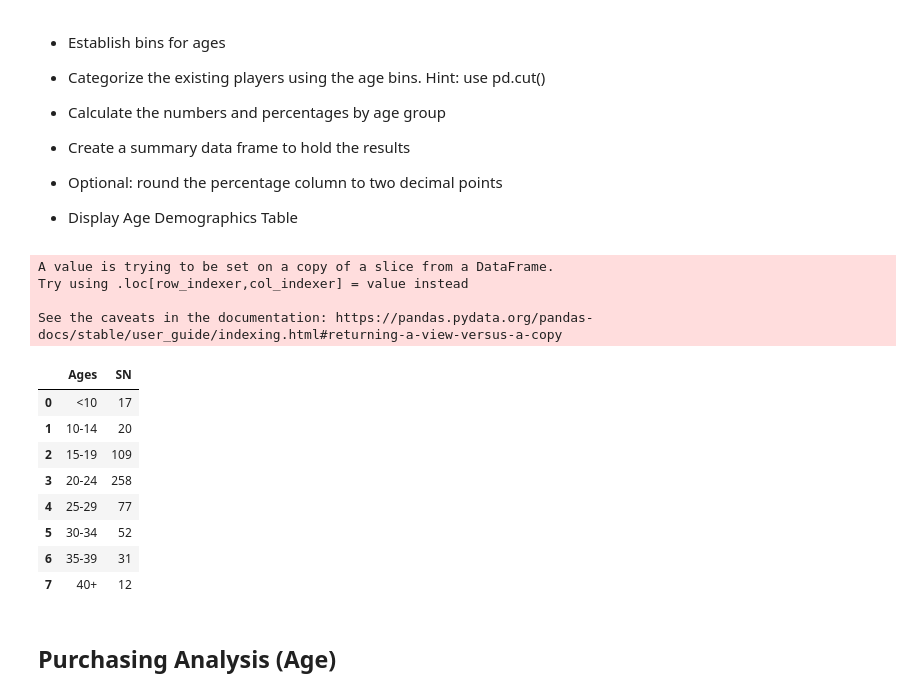
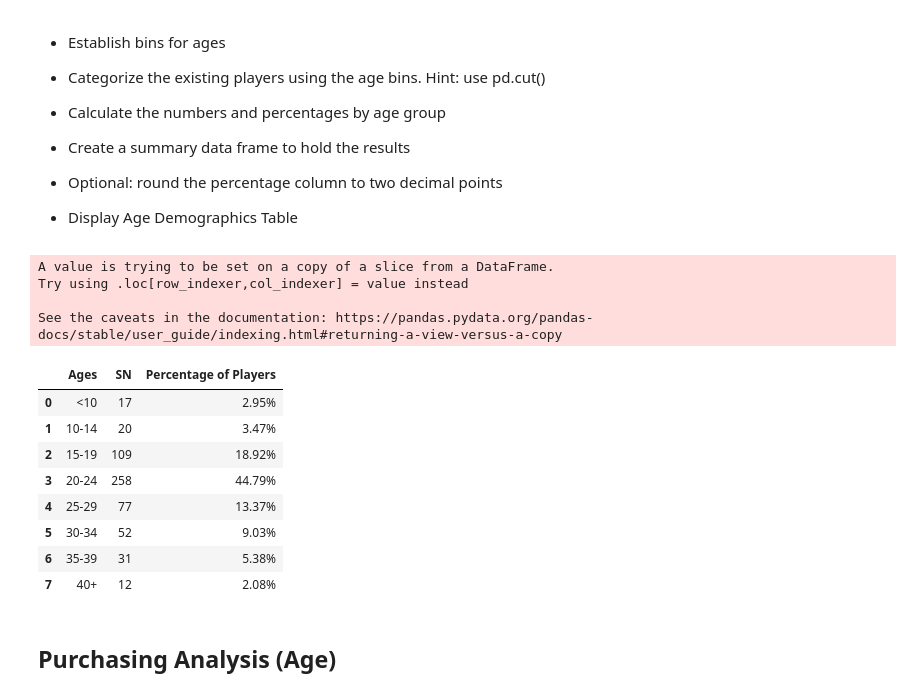
Before and after one commit to chiron-chiron/pandas-challenge, a Jupyter notebook: HeroesOfPymoli/HeroesOfPymoli_starter.ipynb, the cells around one changed output. Cells and saved outputs as stored; diff of their text form; code cells hidden in the pictures.

```diff
--- a/HeroesOfPymoli/HeroesOfPymoli_starter.ipynb
+++ b/HeroesOfPymoli/HeroesOfPymoli_starter.ipynb
@@ -219,43 +219,48 @@ group_labels = ["<10", "10-14", "15-19","20-24","25-29","30-34","35-39", "40+"]
 
 
 reduced_df = purchase_data_df[["SN","Age"]]
 reduced_df
 
 # reduced_df.reset_index()
 
 # Drop duplicate SNs
 dup_out = reduced_df.drop_duplicates(subset=['SN','Age'], keep="first")   #Returns 576, corresponds to prior calcs, correct
 dup_out.dtypes
 
 #Categorise players
 dup_out["Ages"] = pd.cut(dup_out["Age"], bins, labels= group_labels)
 dup_out.head()
 
 #Create a GroupBy object based upon "Age"
 dup_out_group = dup_out.groupby("Ages")
 
 # Count how many fall within each bin by using count and print series
 dup_out_group["SN"].count()
 
 # Convert series back into df using reset_index
 age_demo_df = dup_out_group["SN"].count().reset_index()
 age_demo_df
 
-# Sum
+# Calc % of players and format .00%
+age_demo_df["Percentage of Players"] = age_demo_df["SN"] / age_demo_df["SN"].sum()
+age_demo_df["Percentage of Players"] = age_demo_df["Percentage of Players"].astype(float).map("{:.2%}".format)
+
+# Rename SN to Total Count
+age_demo_df
 # %% [output]
 A value is trying to be set on a copy of a slice from a DataFrame.
 Try using .loc[row_indexer,col_indexer] = value instead
 
 See the caveats in the documentation: https://pandas.pydata.org/pandas-docs/stable/user_guide/indexing.html#returning-a-view-versus-a-copy
-|  | Ages | SN |
-| 0 | <10 | 17 |
-| 1 | 10-14 | 20 |
-| 2 | 15-19 | 109 |
-| 3 | 20-24 | 258 |
-| 4 | 25-29 | 77 |
-| 5 | 30-34 | 52 |
-| 6 | 35-39 | 31 |
-| 7 | 40+ | 12 |
+|  | Ages | SN | Percentage of Players |
+| 0 | <10 | 17 | 2.95% |
+| 1 | 10-14 | 20 | 3.47% |
+| 2 | 15-19 | 109 | 18.92% |
+| 3 | 20-24 | 258 | 44.79% |
+| 4 | 25-29 | 77 | 13.37% |
+| 5 | 30-34 | 52 | 9.03% |
+| 6 | 35-39 | 31 | 5.38% |
+| 7 | 40+ | 12 | 2.08% |
 # %% [markdown]
 ## Purchasing Analysis (Age)
 # %% [markdown]
```
